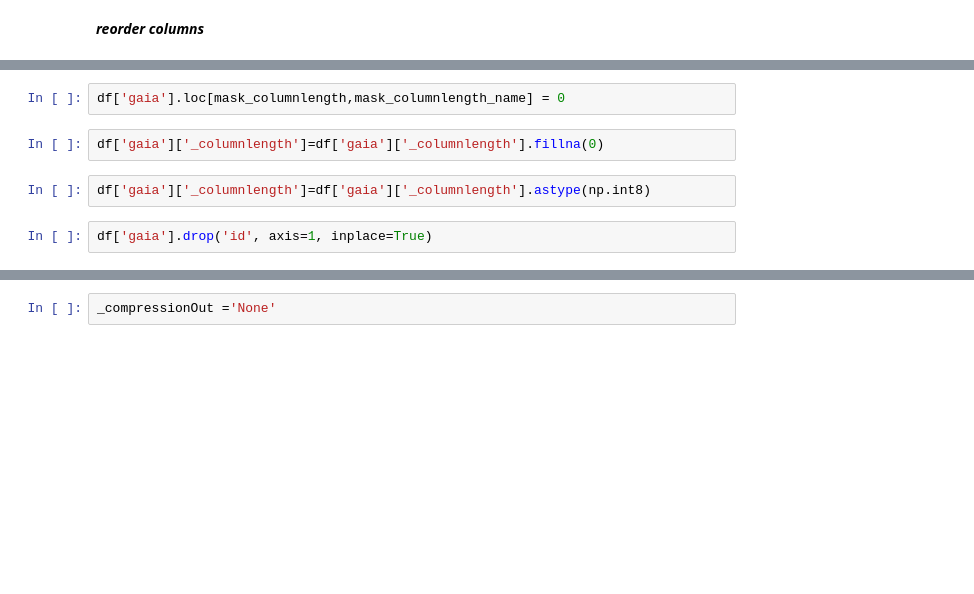
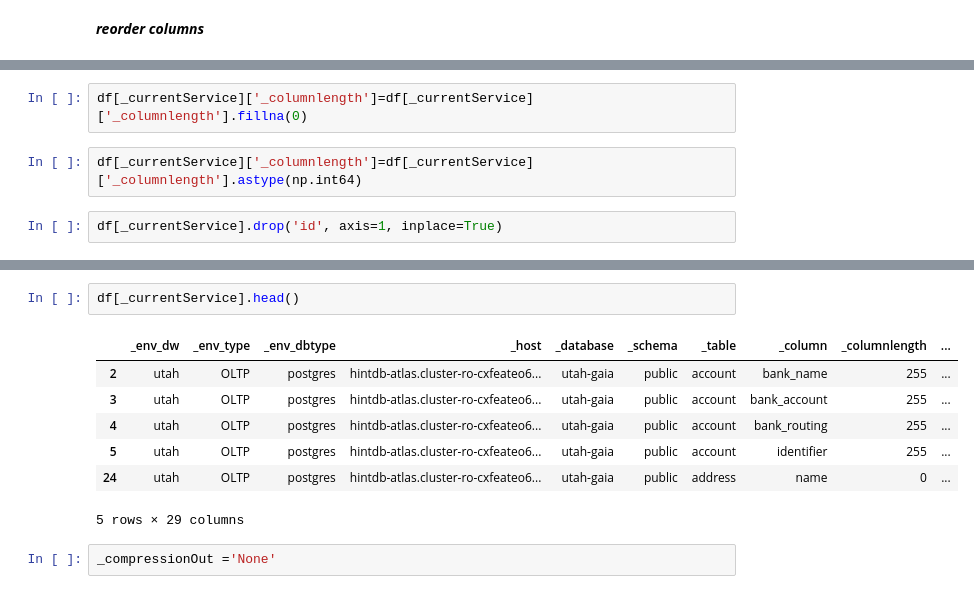
Before and after one commit to tracy9201/data-eng, a Jupyter notebook: python/apps/excel_to_s3/excel_to_s3.ipynb, the cells around one changed output, grey strips where cells are left out. Cells and saved outputs as stored; diff of their text form; blank space fills up the shorter version.

```diff
--- a/python/apps/excel_to_s3/excel_to_s3.ipynb
+++ b/python/apps/excel_to_s3/excel_to_s3.ipynb
@@ -294,9 +338,7 @@ mask_columnlength_name = '_columnlength'
-# %%
-df['gaia'].loc[mask_columnlength,mask_columnlength_name] = 0
 # %%
-df['gaia']['_columnlength']=df['gaia']['_columnlength'].fillna(0)
+df[_currentService]['_columnlength']=df[_currentService]['_columnlength'].fillna(0)
 # %%
-df['gaia']['_columnlength']=df['gaia']['_columnlength'].astype(np.int8)
+df[_currentService]['_columnlength']=df[_currentService]['_columnlength'].astype(np.int64)
 # %%
-df['gaia'].drop('id', axis=1, inplace=True)
+df[_currentService].drop('id', axis=1, inplace=True)
 # %%
@@ -322,3 +364,13 @@ memory usage: 7.6+ KB
+# %%
+df[_currentService].head()
+# %% [output]
+|  | _env_dw | _env_type | _env_dbtype | _host | _database | _schema | _table | _column | _columnlength | ... |
+| 2 | utah | OLTP | postgres | hintdb-atlas.cluster-ro-cxfeateo6... | utah-gaia | public | account | bank_name | 255 | ... |
+| 3 | utah | OLTP | postgres | hintdb-atlas.cluster-ro-cxfeateo6... | utah-gaia | public | account | bank_account | 255 | ... |
+| 4 | utah | OLTP | postgres | hintdb-atlas.cluster-ro-cxfeateo6... | utah-gaia | public | account | bank_routing | 255 | ... |
+| 5 | utah | OLTP | postgres | hintdb-atlas.cluster-ro-cxfeateo6... | utah-gaia | public | account | identifier | 255 | ... |
+| 24 | utah | OLTP | postgres | hintdb-atlas.cluster-ro-cxfeateo6... | utah-gaia | public | address | name | 0 | ... |
+5 rows × 29 columns
 # %%
 _compressionOut ='None'
 # %%
```
Also changed, not shown: parts of 69 cells of this notebook.
